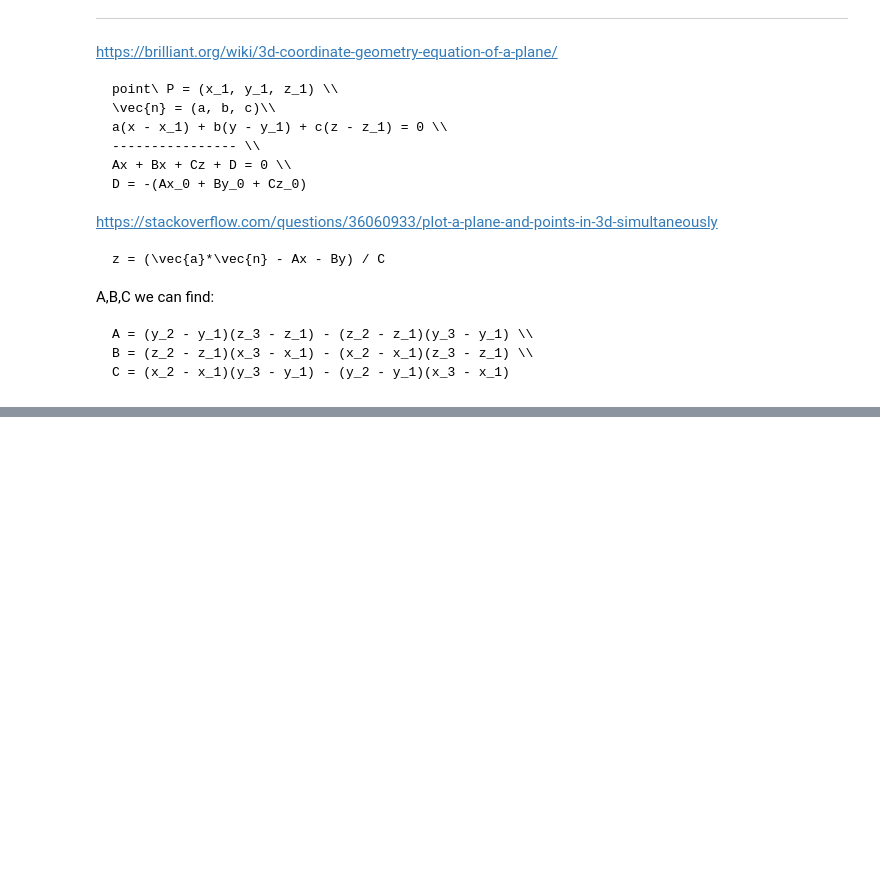
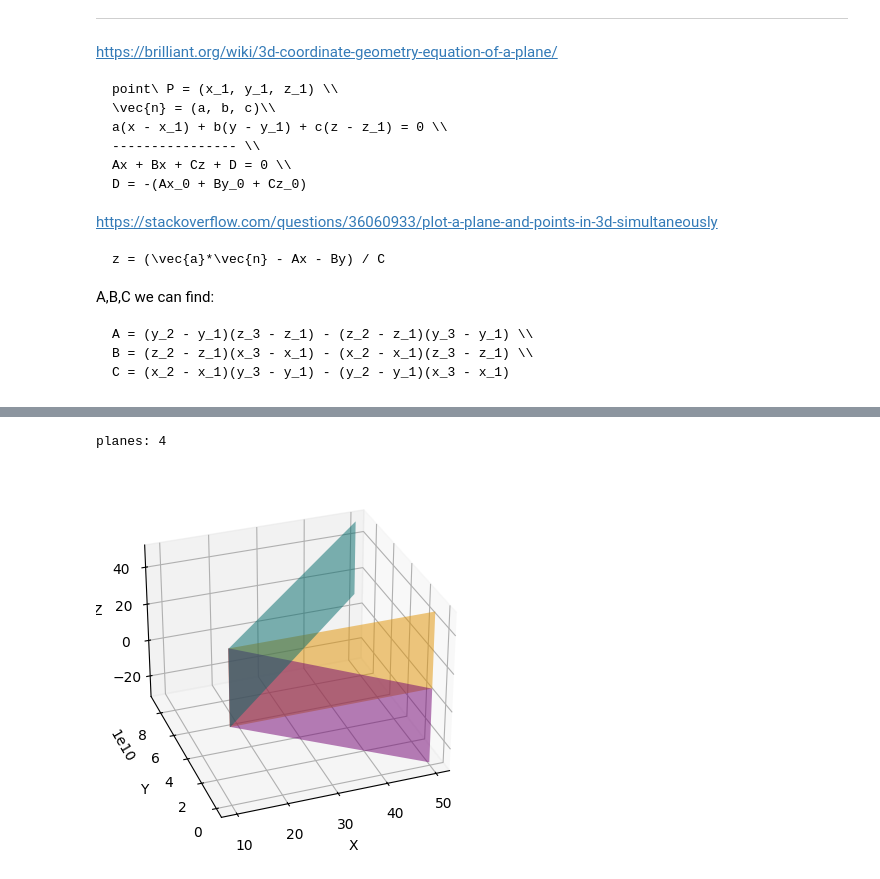
Before and after one commit to Childcity/PolypointTransformationsHelpers, a Jupyter notebook: pp_transormations.ipynb, the cells around one changed output, grey strips where cells are left out. Saved outputs shown, nothing was run; the diff lists cells and outputs as text; code cells hidden in the pictures; blank space fills up the shorter version.

Commit message:
Apply polypoint

```diff
--- a/pp_transormations.ipynb
+++ b/pp_transormations.ipynb
@@ -196,0 +277,13 @@ planes: 3
+# %%
+
+
+orig_basises = [[-1, 0.0, 0.0], [0.0, 1.0, 0.0], [0.0, 0.0, -1.0], [0.0, 0.0, 1.0]]
+res_basises = [[-1, 0.0, 0.0], [0.0, 1.0, 0.0], [0.0, 0.0, -1.0], [0.0, 0.0, 1.0]]
+
+tr_planes:list[Plane] = []
+for plane in planes:
+	tr_planes.append(get_polypoint_plane(plane, orig_basises, res_basises))
+
+for plane, tr_plane in zip(planes, tr_planes):
+	print("in :", plane.normalized())
+	print("Out:", tr_plane.normalized(), "\n")
@@ -196,0 +302,51 @@ planes: 3
+# %%
+import matplotlib.pyplot as plt
+from mpl_toolkits.mplot3d import Axes3D
+
+# Define a list of colors to cycle through for each plane
+colors = ['cyan', 'magenta', 'yellow', 'orange', 'purple', 'green', 'blue']
+
+print("planes:", len(tr_planes))
+
+# Plotting
+fig = plt.figure()
+ax: Axes3D = fig.add_subplot(111, projection='3d')
+
+	#x_range = np.linspace(mid_x - max_range, mid_x + max_range, 10)
+	#y_range = np.linspace(mid_y - max_range, mid_y + max_range, 10)
+	#z_range = np.linspace(mid_z - max_range, mid_z + max_range, 10)
+
+for idx, plane in enumerate(tr_planes):
+	#x_range = np.linspace(mid_x - max_range, mid_x + max_range, 10)
+	#y_range = np.linspace(mid_y - max_range, mid_y + max_range, 10)
+	#z_range = np.linspace(mid_z - max_range, mid_z + max_range, 10)
+
+	if (plane.C == 0 and plane.B == 0) and plane.A != 0:
+		x_value = -plane.D / plane.A  # x is constant
+		Y, Z = np.meshgrid(y_range, z_range)
+		X = np.full(Y.shape, x_value)  # Set X to the constant value
+
+	elif plane.C == 0 and plane.B != 0:
+		# Define Z range instead and solve for Y
+		X, Z = np.meshgrid(x_range, z_range)
+		Y = (-plane.A * X - plane.C * Z - plane.D) / plane.B
+
+	else:
+		X, Y = np.meshgrid(x_range, y_range)
+		Z = (-plane.A * X - plane.B * Y - plane.D) / plane.C
+
+	color = colors[idx % len(colors)]
+	ax.plot_surface(X, Y, Z, color=color, alpha=0.5, rstride=100, cstride=100, label=f"Plane {idx+1}")
+
+# Rotate the plot by 90 degrees (adjust as needed)
+ax.view_init(elev=30, azim=-110, roll=0)
+
+ax.set_xlabel('X')
+ax.set_ylabel('Y')
+ax.set_zlabel('Z')
+#ax.legend()
+
+plt.show()
+# %% [output]
+planes: 4
+[figure, added]
```
Also changed, not shown: parts of 8 cells of this notebook, 1 other file.
